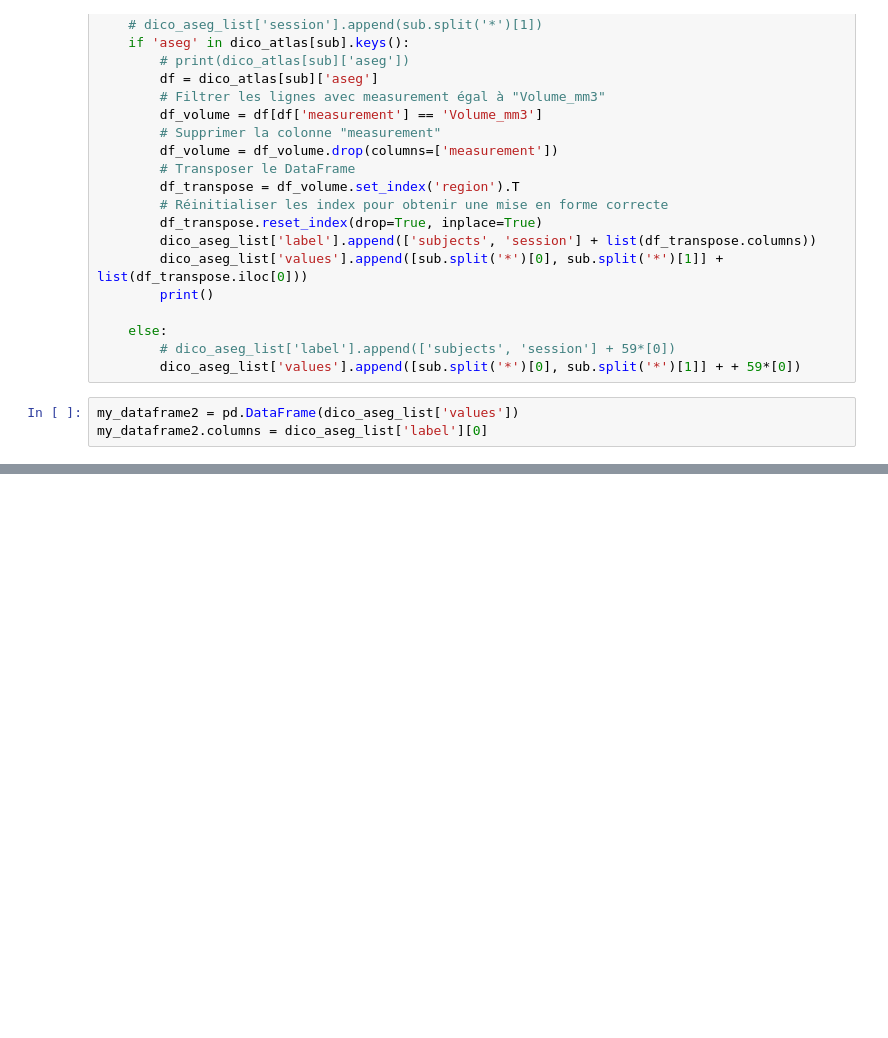
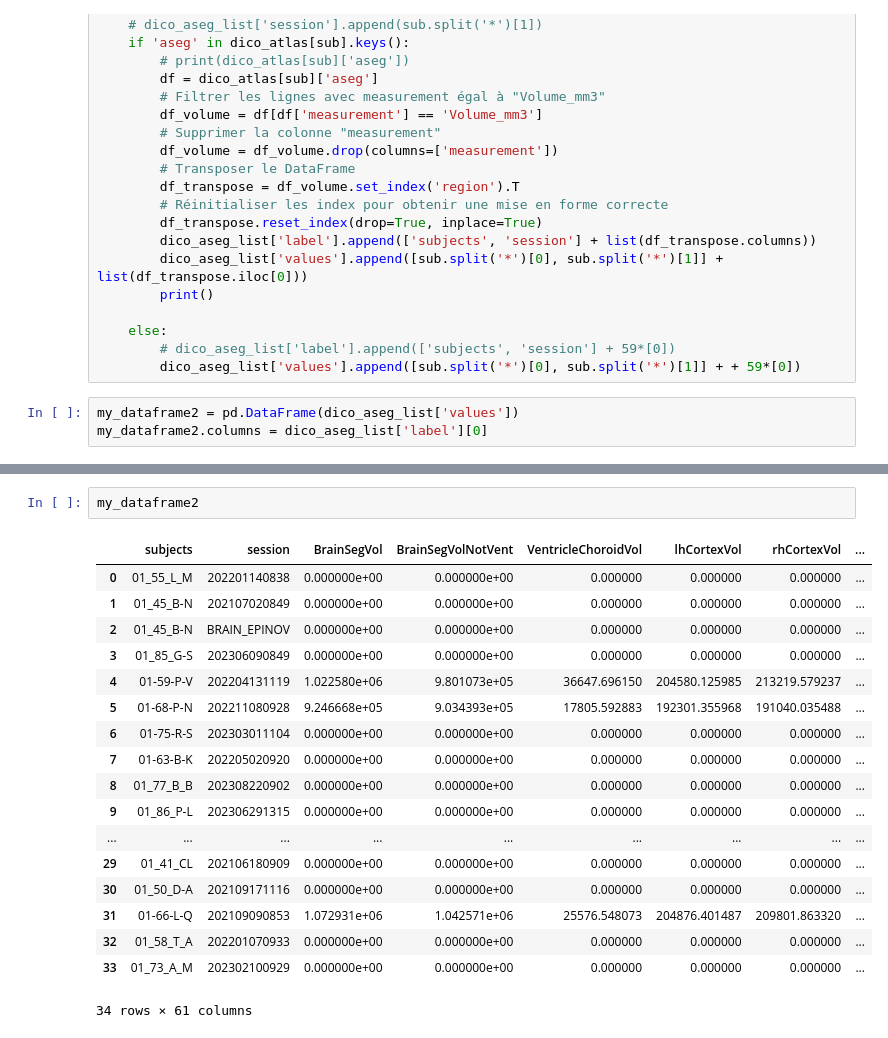
Before and after one commit to hdary/XNAT, a Jupyter notebook: dashboard_atlas.ipynb, the cells around one changed output, grey strips where cells are left out. Cells and saved outputs as stored; diff of their text form; blank space fills up the shorter version.

```diff
--- a/dashboard_atlas.ipynb
+++ b/dashboard_atlas.ipynb
@@ -309,0 +277,21 @@ fig.show()
+# %%
+my_dataframe2
+# %% [output]
+|  | subjects | session | BrainSegVol | BrainSegVolNotVent | VentricleChoroidVol | lhCortexVol | rhCortexVol | ... |
+| 0 | 01_55_L_M | 202201140838 | 0.000000e+00 | 0.000000e+00 | 0.000000 | 0.000000 | 0.000000 | ... |
+| 1 | 01_45_B-N | 202107020849 | 0.000000e+00 | 0.000000e+00 | 0.000000 | 0.000000 | 0.000000 | ... |
+| 2 | 01_45_B-N | BRAIN_EPINOV | 0.000000e+00 | 0.000000e+00 | 0.000000 | 0.000000 | 0.000000 | ... |
+| 3 | 01_85_G-S | 202306090849 | 0.000000e+00 | 0.000000e+00 | 0.000000 | 0.000000 | 0.000000 | ... |
+| 4 | 01-59-P-V | 202204131119 | 1.022580e+06 | 9.801073e+05 | 36647.696150 | 204580.125985 | 213219.579237 | ... |
+| 5 | 01-68-P-N | 202211080928 | 9.246668e+05 | 9.034393e+05 | 17805.592883 | 192301.355968 | 191040.035488 | ... |
+| 6 | 01-75-R-S | 202303011104 | 0.000000e+00 | 0.000000e+00 | 0.000000 | 0.000000 | 0.000000 | ... |
+| 7 | 01-63-B-K | 202205020920 | 0.000000e+00 | 0.000000e+00 | 0.000000 | 0.000000 | 0.000000 | ... |
+| 8 | 01_77_B_B | 202308220902 | 0.000000e+00 | 0.000000e+00 | 0.000000 | 0.000000 | 0.000000 | ... |
+| 9 | 01_86_P-L | 202306291315 | 0.000000e+00 | 0.000000e+00 | 0.000000 | 0.000000 | 0.000000 | ... |
+| ... | ... | ... | ... | ... | ... | ... | ... | ... |
+| 29 | 01_41_CL | 202106180909 | 0.000000e+00 | 0.000000e+00 | 0.000000 | 0.000000 | 0.000000 | ... |
+| 30 | 01_50_D-A | 202109171116 | 0.000000e+00 | 0.000000e+00 | 0.000000 | 0.000000 | 0.000000 | ... |
+| 31 | 01-66-L-Q | 202109090853 | 1.072931e+06 | 1.042571e+06 | 25576.548073 | 204876.401487 | 209801.863320 | ... |
+| 32 | 01_58_T_A | 202201070933 | 0.000000e+00 | 0.000000e+00 | 0.000000 | 0.000000 | 0.000000 | ... |
+| 33 | 01_73_A_M | 202302100929 | 0.000000e+00 | 0.000000e+00 | 0.000000 | 0.000000 | 0.000000 | ... |
+34 rows × 61 columns
```
Also changed, not shown: parts of 20 cells of this notebook.
